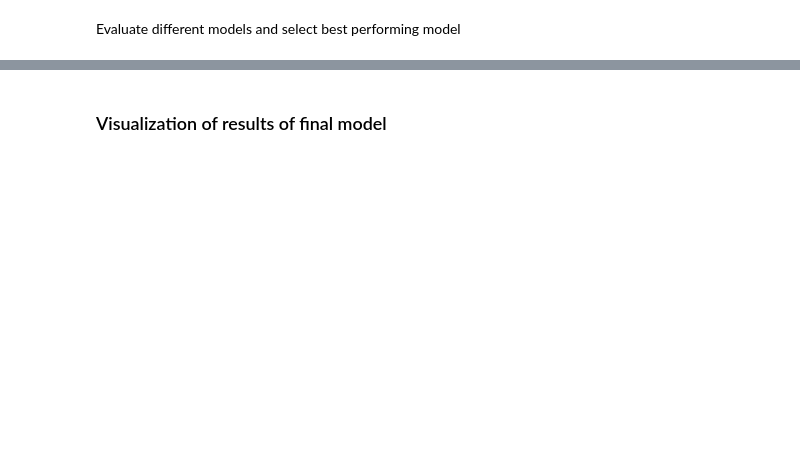
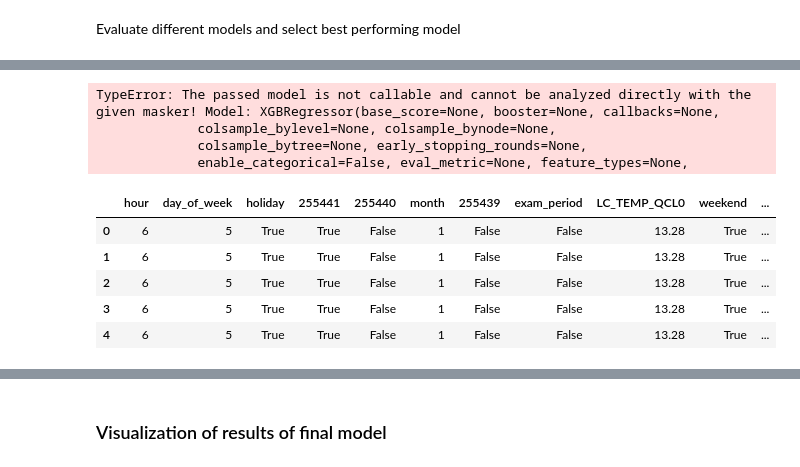
Before and after one commit to IvanaOsredek/ModernDataAnalyticsProject, a Jupyter notebook: MDA_main_notebook.ipynb, the cells around one changed output, grey strips where cells are left out. Saved outputs shown, nothing was run; the diff lists cells and outputs as text; code cells hidden in the pictures; blank space fills up the shorter version.

Commit message:
Suboptimal hyperpar values and shapley not working

```diff
--- a/MDA_main_notebook.ipynb
+++ b/MDA_main_notebook.ipynb
@@ -315,0 +308,42 @@ XGBRegressor(base_score=None, booster=None, callbacks=None,
+# %%
+def get_important_features(X,y,pipeline,cutoff):
+#    pipeline.fit(X,y)
+    explainer = shap.Explainer(pipeline.steps[-1][1])
+    shap_values = explainer.shap_values(X)
+
+
+
+    #summary plot
+    shap.summary_plot(shap_values, X)
+    #bar chart
+    shap.summary_plot(shap_values, X, plot_type="bar")
+    #explain a single prediction: see https://www.kaggle.com/code/dansbecker/shap-values
+    shap.initjs()
+    shap.force_plot(explainer.expected_value, shap_values[0,:], X.iloc[0,:])
+    # explain more predictions: don't really know how this works
+    #shap.force_plot(explainer.expected_value, shap_values[:500,:], X.iloc[:500,:])
+
+
+    # Calculate average absolute Shapley value for each feature
+    avg_shap_values = pd.DataFrame(shap_values, columns=X.columns).abs().mean()
+    sorted_features = avg_shap_values.sort_values(ascending=False)
+    # Select top-k features based on the cutoff point
+    selected_features = sorted_features[sorted_features >= cutoff].index.tolist()
+    return X.loc[:, selected_features]
+    #return(selected_features)
+
+X_2=get_important_features(X,y,final_pipeline,0.01)
+# %% [output]
+TypeError: The passed model is not callable and cannot be analyzed directly with the given masker! Model: XGBRegressor(base_score=None, booster=None, callbacks=None,
+             colsample_bylevel=None, colsample_bynode=None,
+             colsample_bytree=None, early_stopping_rounds=None,
+             enable_categorical=False, eval_metric=None, feature_types=None,
+# %%
+X_2.head()
+# %% [output]
+|  | hour | day_of_week | holiday | 255441 | 255440 | month | 255439 | exam_period | LC_TEMP_QCL0 | weekend | ... |
+| 0 | 6 | 5 | True | True | False | 1 | False | False | 13.28 | True | ... |
+| 1 | 6 | 5 | True | True | False | 1 | False | False | 13.28 | True | ... |
+| 2 | 6 | 5 | True | True | False | 1 | False | False | 13.28 | True | ... |
+| 3 | 6 | 5 | True | True | False | 1 | False | False | 13.28 | True | ... |
+| 4 | 6 | 5 | True | True | False | 1 | False | False | 13.28 | True | ... |
```
Also changed, not shown: parts of 24 cells of this notebook.
